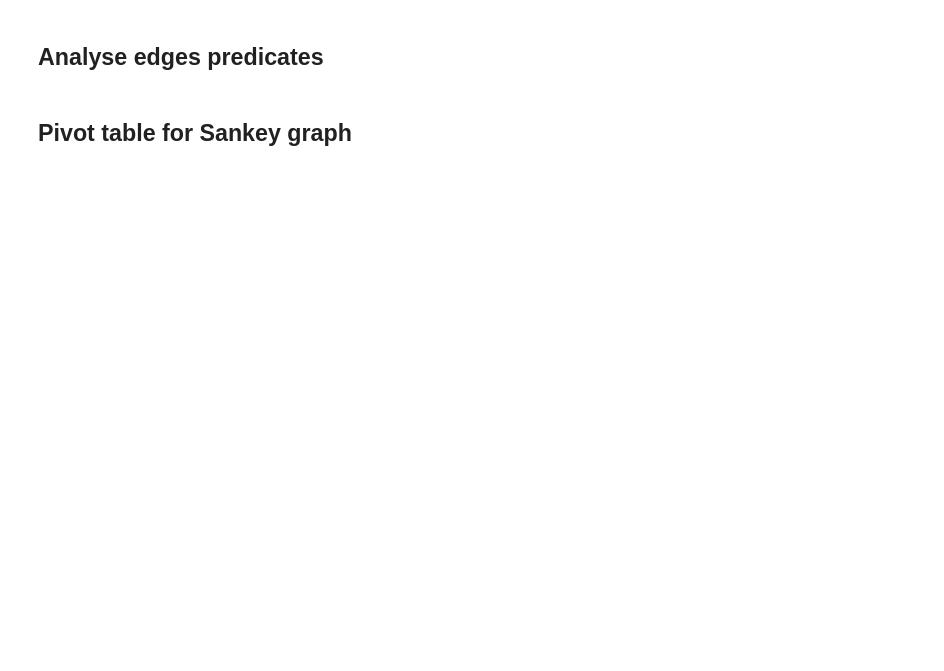
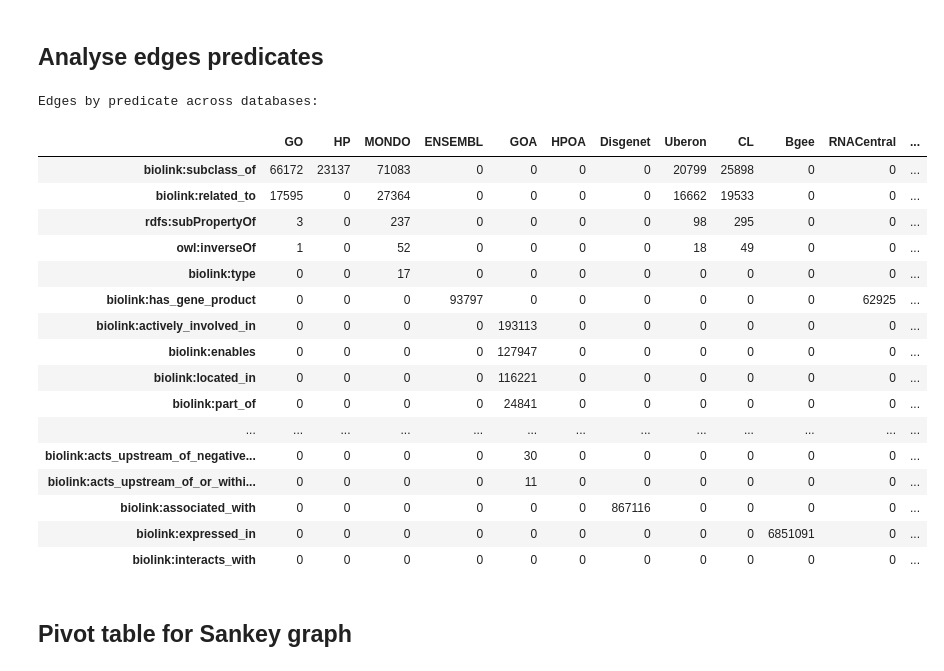
Before and after one commit to hmartiniano/ngest, a Jupyter notebook: workflow/notebooks/processed_analysis.ipynb, the cells around one changed output. Saved outputs shown, nothing was run; the diff lists cells and outputs as text; code cells hidden in the pictures; blank space fills up the shorter version.

```diff
--- a/workflow/notebooks/processed_analysis.ipynb
+++ b/workflow/notebooks/processed_analysis.ipynb
@@ -66,2 +79,24 @@ display (pd.DataFrame.from_dict(predicate))
+# %%
+print("Edges by predicate across databases:")
+display(results["predicates"])
+# %% [output]
+Edges by predicate across databases:
+|  | GO | HP | MONDO | ENSEMBL | GOA | HPOA | Disgenet | Uberon | CL | Bgee | RNACentral | ... |
+| biolink:subclass_of | 66172 | 23137 | 71083 | 0 | 0 | 0 | 0 | 20799 | 25898 | 0 | 0 | ... |
+| biolink:related_to | 17595 | 0 | 27364 | 0 | 0 | 0 | 0 | 16662 | 19533 | 0 | 0 | ... |
+| rdfs:subPropertyOf | 3 | 0 | 237 | 0 | 0 | 0 | 0 | 98 | 295 | 0 | 0 | ... |
+| owl:inverseOf | 1 | 0 | 52 | 0 | 0 | 0 | 0 | 18 | 49 | 0 | 0 | ... |
+| biolink:type | 0 | 0 | 17 | 0 | 0 | 0 | 0 | 0 | 0 | 0 | 0 | ... |
+| biolink:has_gene_product | 0 | 0 | 0 | 93797 | 0 | 0 | 0 | 0 | 0 | 0 | 62925 | ... |
+| biolink:actively_involved_in | 0 | 0 | 0 | 0 | 193113 | 0 | 0 | 0 | 0 | 0 | 0 | ... |
+| biolink:enables | 0 | 0 | 0 | 0 | 127947 | 0 | 0 | 0 | 0 | 0 | 0 | ... |
+| biolink:located_in | 0 | 0 | 0 | 0 | 116221 | 0 | 0 | 0 | 0 | 0 | 0 | ... |
+| biolink:part_of | 0 | 0 | 0 | 0 | 24841 | 0 | 0 | 0 | 0 | 0 | 0 | ... |
+| ... | ... | ... | ... | ... | ... | ... | ... | ... | ... | ... | ... | ... |
+| biolink:acts_upstream_of_negative... | 0 | 0 | 0 | 0 | 30 | 0 | 0 | 0 | 0 | 0 | 0 | ... |
+| biolink:acts_upstream_of_or_withi... | 0 | 0 | 0 | 0 | 11 | 0 | 0 | 0 | 0 | 0 | 0 | ... |
+| biolink:associated_with | 0 | 0 | 0 | 0 | 0 | 0 | 867116 | 0 | 0 | 0 | 0 | ... |
+| biolink:expressed_in | 0 | 0 | 0 | 0 | 0 | 0 | 0 | 0 | 0 | 6851091 | 0 | ... |
+| biolink:interacts_with | 0 | 0 | 0 | 0 | 0 | 0 | 0 | 0 | 0 | 0 | 0 | ... |
 # %% [markdown]
 ## Pivot table for Sankey graph
```
Also changed, not shown: parts of 6 cells of this notebook, 45 other files.
